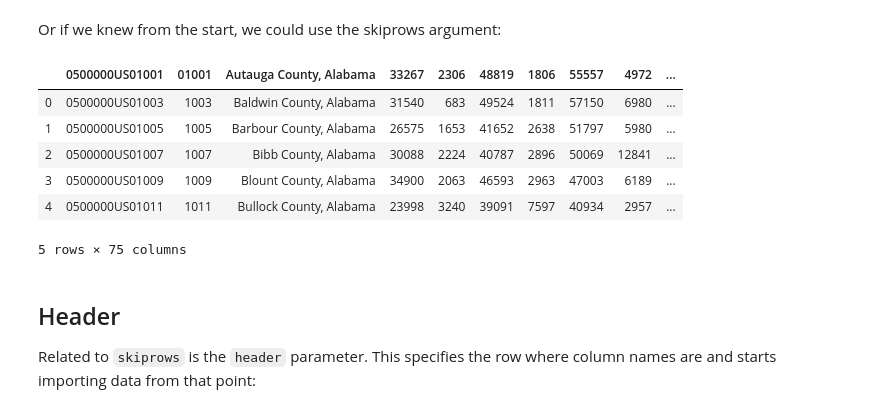
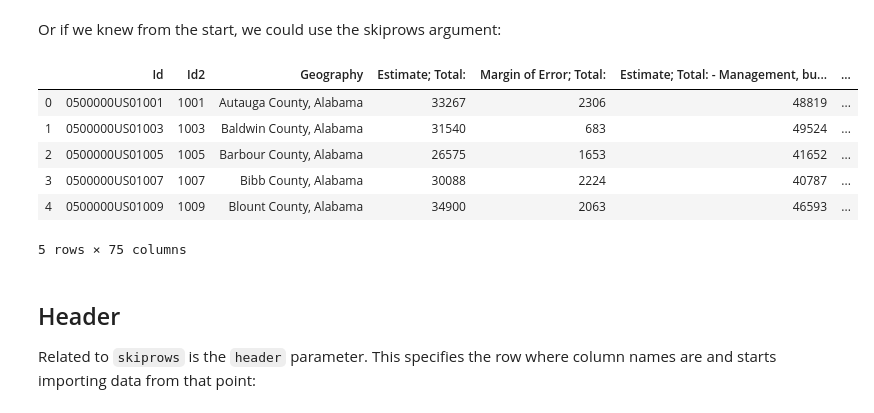
Before and after one commit to jskim1307/dsc-importing-data-using-pandas-hbs-ds-060120, a Jupyter notebook: index.ipynb, the cells around one changed output. Cells and saved outputs as stored; diff of their text form; code cells hidden in the pictures.

```diff
--- a/index.ipynb
+++ b/index.ipynb
@@ -96,15 +96,15 @@ df.head(2)
 Or if we knew from the start, we could use the skiprows argument:
 # %%
 # Import the first 100 rows of 'ACS_16_5YR_B24011_with_ann.csv' file while skipping the first row
-df = pd.read_csv('Data/ACS_16_5YR_B24011_with_ann.csv', skiprows=2, nrows=100)
+df = pd.read_csv('Data/ACS_16_5YR_B24011_with_ann.csv', skiprows=1, nrows=100)
 df.head()
 # %% [output]
-|  | 0500000US01001 | 01001 | Autauga County, Alabama | 33267 | 2306 | 48819 | 1806 | 55557 | 4972 | ... |
-| 0 | 0500000US01003 | 1003 | Baldwin County, Alabama | 31540 | 683 | 49524 | 1811 | 57150 | 6980 | ... |
-| 1 | 0500000US01005 | 1005 | Barbour County, Alabama | 26575 | 1653 | 41652 | 2638 | 51797 | 5980 | ... |
-| 2 | 0500000US01007 | 1007 | Bibb County, Alabama | 30088 | 2224 | 40787 | 2896 | 50069 | 12841 | ... |
-| 3 | 0500000US01009 | 1009 | Blount County, Alabama | 34900 | 2063 | 46593 | 2963 | 47003 | 6189 | ... |
-| 4 | 0500000US01011 | 1011 | Bullock County, Alabama | 23998 | 3240 | 39091 | 7597 | 40934 | 2957 | ... |
+|  | Id | Id2 | Geography | Estimate; Total: | Margin of Error; Total: | Estimate; Total: - Management, bu... | ... |
+| 0 | 0500000US01001 | 1001 | Autauga County, Alabama | 33267 | 2306 | 48819 | ... |
+| 1 | 0500000US01003 | 1003 | Baldwin County, Alabama | 31540 | 683 | 49524 | ... |
+| 2 | 0500000US01005 | 1005 | Barbour County, Alabama | 26575 | 1653 | 41652 | ... |
+| 3 | 0500000US01007 | 1007 | Bibb County, Alabama | 30088 | 2224 | 40787 | ... |
+| 4 | 0500000US01009 | 1009 | Blount County, Alabama | 34900 | 2063 | 46593 | ... |
 5 rows × 75 columns
 # %% [markdown]
 ## Header
```
